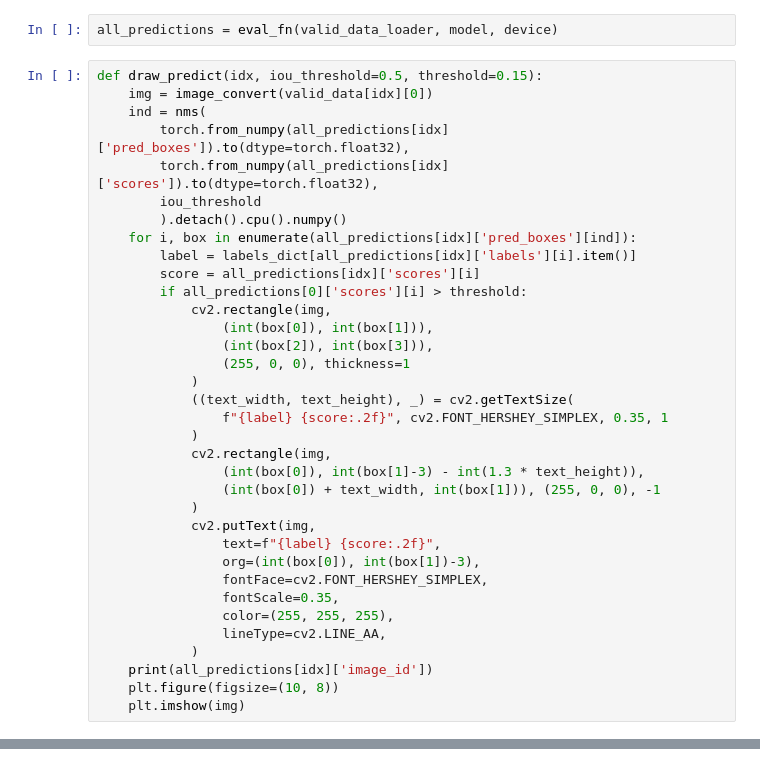
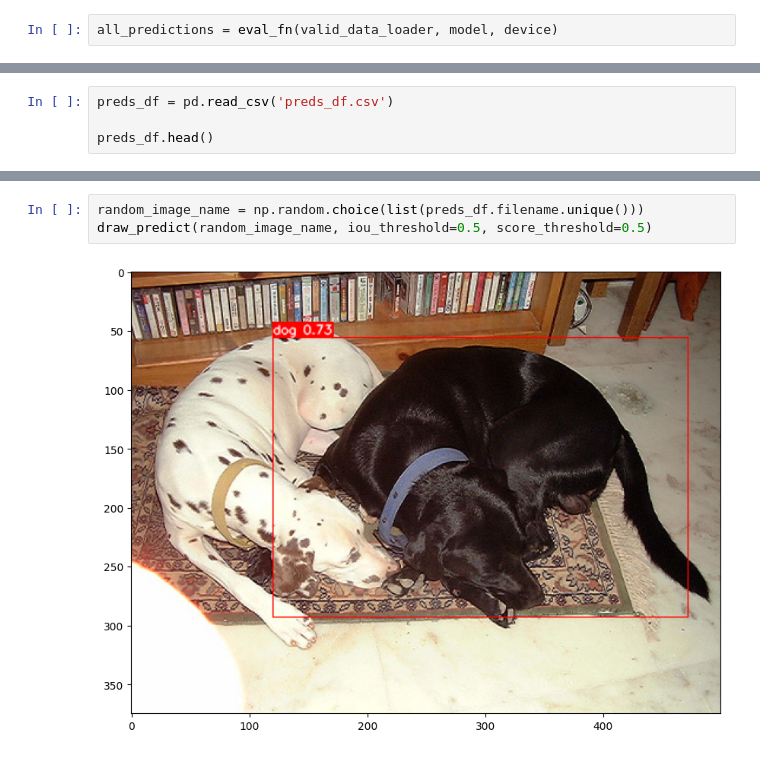
Before and after one commit to khav-i/nn_works, a Jupyter notebook: Object detection VOC2012 (Faster RCNN)/od_VOC2012_Faster_RCNN.ipynb, the cells around one changed output, grey strips where cells are left out. Drawn from its saved outputs; the diff is of its cells as text.

```diff
--- a/Object detection VOC2012 (Faster RCNN)/od_VOC2012_Faster_RCNN.ipynb
+++ b/Object detection VOC2012 (Faster RCNN)/od_VOC2012_Faster_RCNN.ipynb
@@ -484,38 +513,3 @@ def eval_fn(data_loader, model, device):
     return all_predictions
 # %%
 all_predictions = eval_fn(valid_data_loader, model, device)
-# %%
-def draw_predict(idx, iou_threshold=0.5, threshold=0.15):
-    img = image_convert(valid_data[idx][0])
-    ind = nms(
-        torch.from_numpy(all_predictions[idx]['pred_boxes']).to(dtype=torch.float32),
-        torch.from_numpy(all_predictions[idx]['scores']).to(dtype=torch.float32),
-        iou_threshold
-        ).detach().cpu().numpy()
-    for i, box in enumerate(all_predictions[idx]['pred_boxes'][ind]):
-        label = labels_dict[all_predictions[idx]['labels'][i].item()]
-        score = all_predictions[idx]['scores'][i]
-        if all_predictions[0]['scores'][i] > threshold:
-            cv2.rectangle(img,
-                (int(box[0]), int(box[1])),
-                (int(box[2]), int(box[3])),
-                (255, 0, 0), thickness=1
-            )
-            ((text_width, text_height), _) = cv2.getTextSize(
-                f"{label} {score:.2f}", cv2.FONT_HERSHEY_SIMPLEX, 0.35, 1
-            )
-            cv2.rectangle(img,
-                (int(box[0]), int(box[1]-3) - int(1.3 * text_height)),
-                (int(box[0]) + text_width, int(box[1])), (255, 0, 0), -1
-            )
-            cv2.putText(img,
-                text=f"{label} {score:.2f}",
-                org=(int(box[0]), int(box[1])-3),
-                fontFace=cv2.FONT_HERSHEY_SIMPLEX,
-                fontScale=0.35,
-                color=(255, 255, 255),
-                lineType=cv2.LINE_AA,
-            )
-    print(all_predictions[idx]['image_id'])
-    plt.figure(figsize=(10, 8))
-    plt.imshow(img)
@@ -566 +552,5 @@ preds_df.head()
 preds_df.to_csv('preds_df.csv', index=False)
+# %%
+preds_df = pd.read_csv('preds_df.csv')
+
+preds_df.head()
@@ -566,0 +639,5 @@ preds_df.to_csv('preds_df.csv', index=False)
+# %%
+random_image_name = np.random.choice(list(preds_df.filename.unique()))
+draw_predict(random_image_name, iou_threshold=0.5, score_threshold=0.5)
+# %% [output]
+[figure, added]
```
Also changed, not shown: parts of 33 cells of this notebook, 2 other files.
